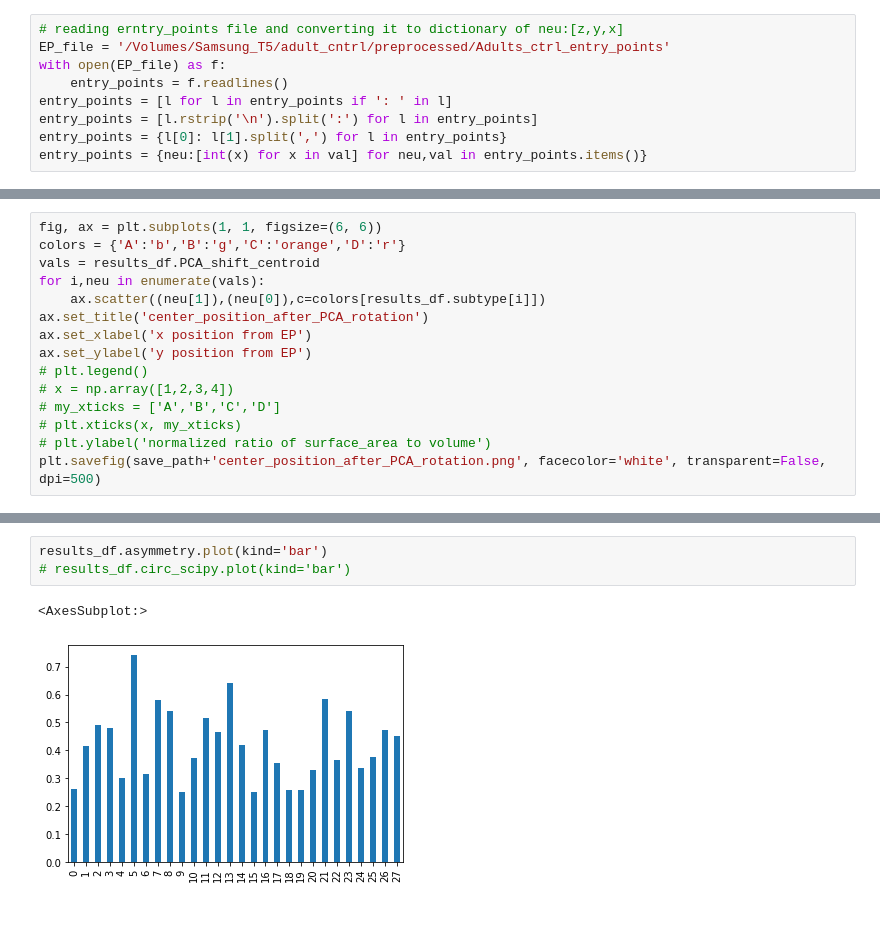
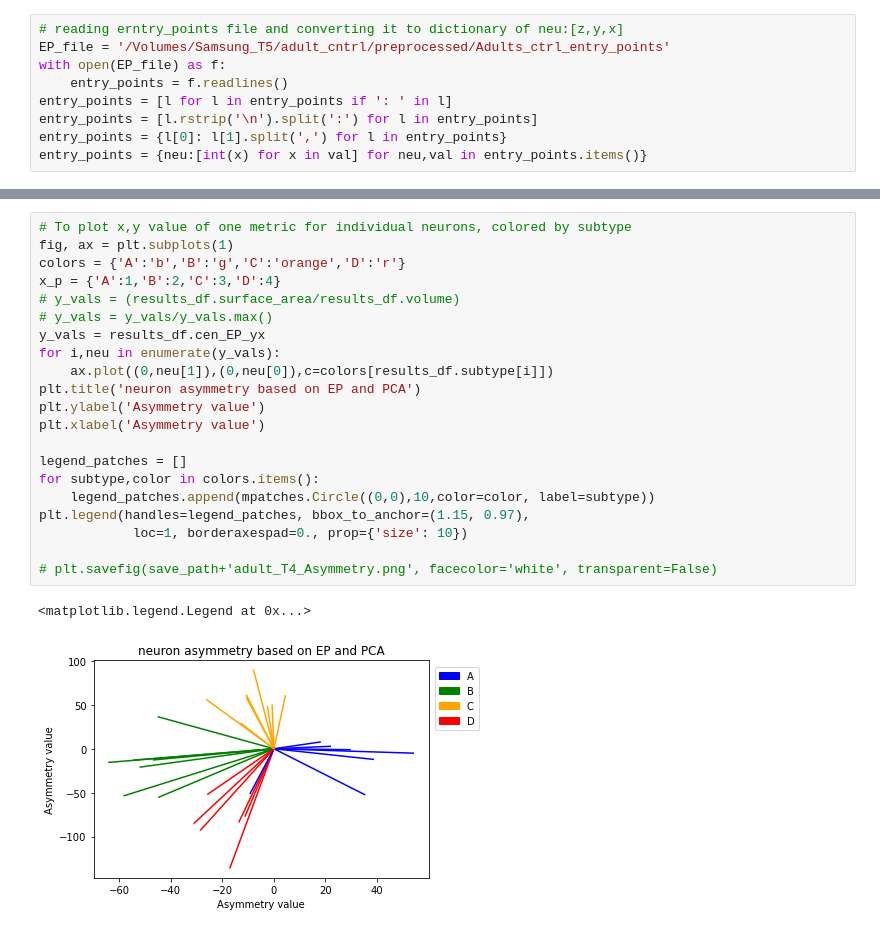
Before and after one commit to Asashou/TLI, a Jupyter notebook: pipeline/TLI_analysis/analysis_adult.ipynb, the cells around one changed output, grey strips where cells are left out. Saved outputs shown, nothing was run; the diff lists cells and outputs as text.

```diff
--- a/pipeline/TLI_analysis/analysis_adult.ipynb
+++ b/pipeline/TLI_analysis/analysis_adult.ipynb
@@ -230,15 +316,0 @@ plt.savefig(save_path+'adult_T4_Asymmetry.png', facecolor='white', transparent=F
-# %%
-fig, ax = plt.subplots(1, 1, figsize=(6, 6))
-colors = {'A':'b','B':'g','C':'orange','D':'r'}
-vals = results_df.PCA_shift_centroid
-for i,neu in enumerate(vals):
-    ax.scatter((neu[1]),(neu[0]),c=colors[results_df.subtype[i]])
-ax.set_title('center_position_after_PCA_rotation')
-ax.set_xlabel('x position from EP')
-ax.set_ylabel('y position from EP')
-# plt.legend()
-# x = np.array([1,2,3,4])
-# my_xticks = ['A','B','C','D']
-# plt.xticks(x, my_xticks)
-# plt.ylabel('normalized ratio of surface_area to volume')
-plt.savefig(save_path+'center_position_after_PCA_rotation.png', facecolor='white', transparent=False, dpi=500)
@@ -247,6 +317,24 @@ plt.savefig(save_path+'center_position_after_PCA_rotation.png', facecolor='white
-# %%
-results_df.asymmetry.plot(kind='bar')
-# results_df.circ_scipy.plot(kind='bar')
-# %% [output]
-<AxesSubplot:>
-[figure, removed]
+# %%
+# To plot x,y value of one metric for individual neurons, colored by subtype
+fig, ax = plt.subplots(1)
+colors = {'A':'b','B':'g','C':'orange','D':'r'}
+x_p = {'A':1,'B':2,'C':3,'D':4}
+# y_vals = (results_df.surface_area/results_df.volume)
+# y_vals = y_vals/y_vals.max()
+y_vals = results_df.cen_EP_yx
+for i,neu in enumerate(y_vals):
+    ax.plot((0,neu[1]),(0,neu[0]),c=colors[results_df.subtype[i]])
+plt.title('neuron asymmetry based on EP and PCA')
+plt.ylabel('Asymmetry value')
+plt.xlabel('Asymmetry value')
+
+legend_patches = []
+for subtype,color in colors.items():
+    legend_patches.append(mpatches.Circle((0,0),10,color=color, label=subtype))
+plt.legend(handles=legend_patches, bbox_to_anchor=(1.15, 0.97),
+            loc=1, borderaxespad=0., prop={'size': 10})
+
+# plt.savefig(save_path+'adult_T4_Asymmetry.png', facecolor='white', transparent=False)
+# %% [output]
+<matplotlib.legend.Legend at 0x...>
+[figure, added]
```
Also changed, not shown: parts of 28 cells of this notebook, 3 other files.
